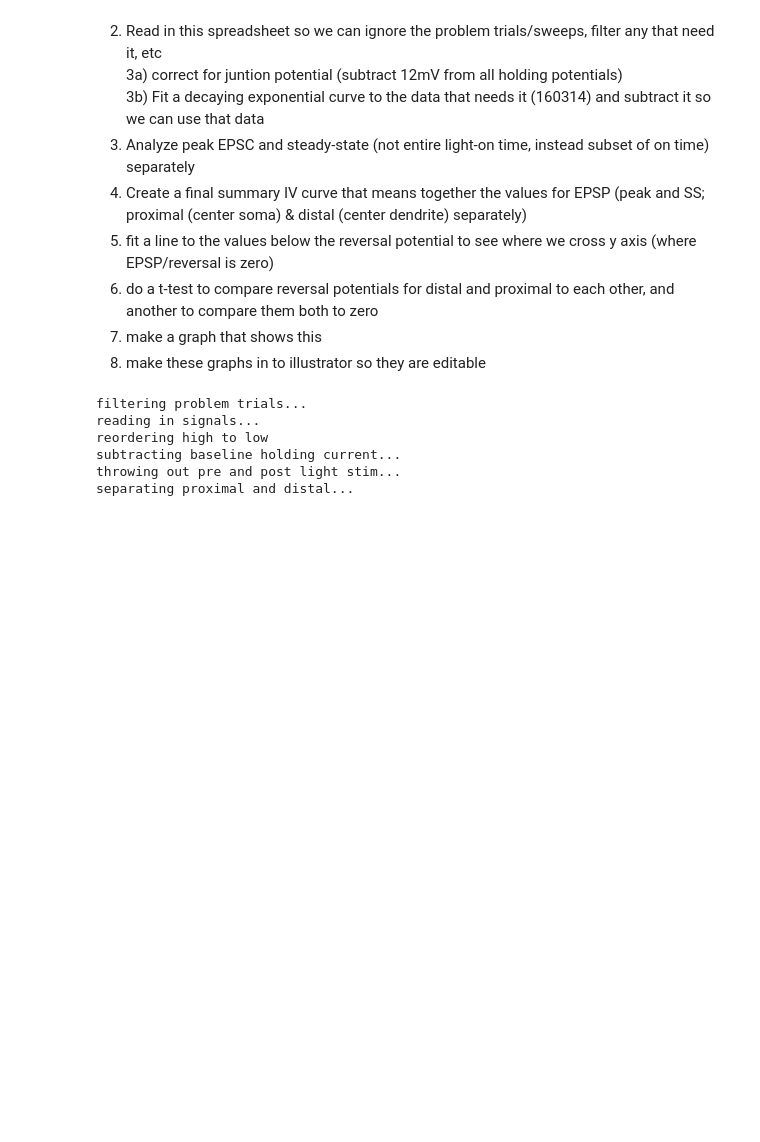
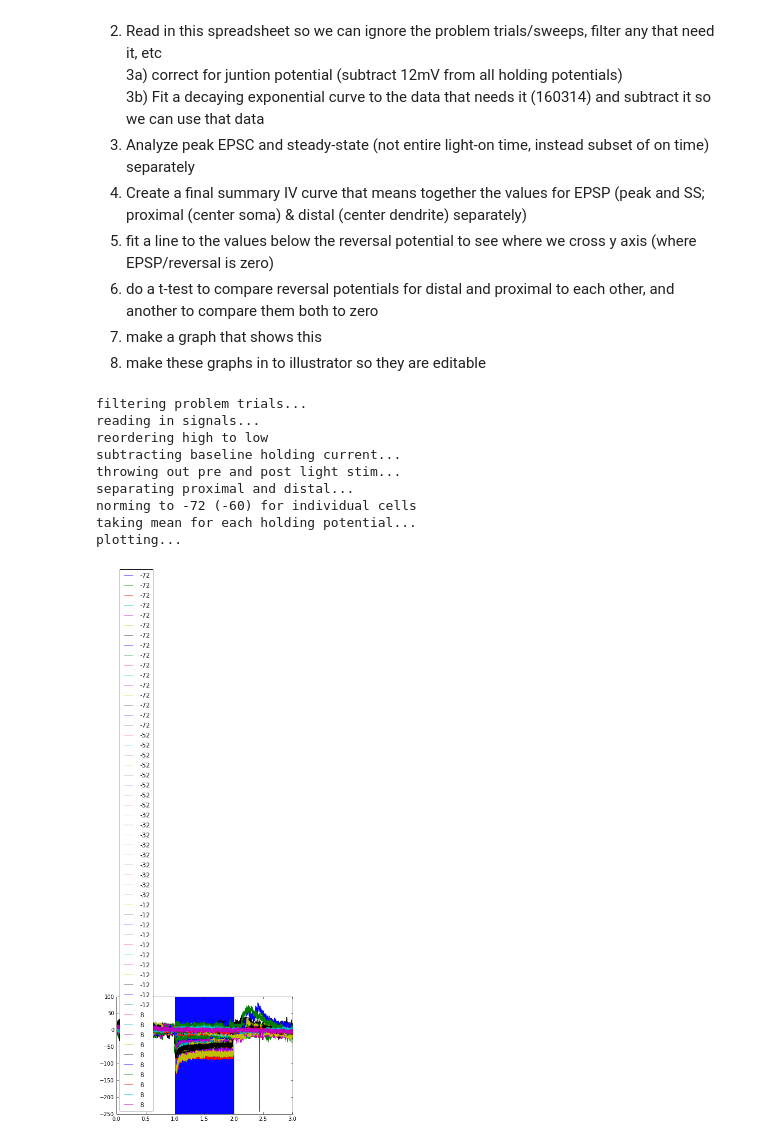
Before and after one commit to vdutell/ephysanalysis, a Jupyter notebook: vclamp.ipynb, the cells around one changed output. Saved outputs shown, nothing was run; the diff lists cells and outputs as text; code cells hidden in the pictures; blank space fills up the shorter version.

```diff
--- a/vclamp.ipynb
+++ b/vclamp.ipynb
@@ -1692,7 +1737,7 @@ def meanhps(entries):
     #get unique list of holding potentials
     hps = [e[1] for e in entries]
     uhps = np.unique(hps)
-    print uhps
+    #print uhps
     uhps = sorted(uhps, reverse=True)
     msigs = []
     #exsig = entries[0]
@@ -1701,12 +1746,23 @@ def meanhps(entries):
         #pull out signals with this holding potential
         hpentries = [e for e in entries if e[1]==hp]
         hpsigs = [s[0] for s in hpentries]
-        #pull out a sample signal and replace it's values with the mean
-        oneentry = hpentries[0]
-        #print exsig
-        vs = [hsig[0] for hsig in hpsigs]
-        oneentry[0].value = np.mean(vs, axis=0)
-        oneentry[1] = str(hp) + ' (' + str(len(hpsigs)) + ')'
+        vs = [hsig for hsig in hpsigs]
+        oneentry = []
+        msig = neo.AnalogSignal(signal=np.mean(vs, axis=0),
+                                      units=hpsigs[0].units,
+                                      sampling_rate=hpsigs[0].sampling_rate)
+        #print msig
+        oneentry.append(msig)
+        oneentry.append(str(hp))
+        oneentry.append(hpentries[0][2])
+        oneentry.append(hpentries[0][3])
+        oneentry.append(hpentries[0][4])
+        oneentry.append(hpentries[0][5])
+        oneentry.append(hpentries[0][6])
+        oneentry.append(hpentries[0][7])
+        oneentry.append(str(len(hpsigs)))
+        oneentry.append('meaned')
+
         msigs.append(oneentry)
 
     #msigs = sorted(msigs,key=lambda l:int(l[1]), reverse=True)
@@ -1727,7 +1783,7 @@ sum = sum[sum['recording problems?'].isnull()]
 sum = sum[sum['Focus Soma/Dendrite layer'] == 'dendrite']
 
 #keep trials where no filtering is needed
-#sum = sum[sum['filtering needed'].isnull()]
+sum = sum[sum['filtering needed'].isnull()]
 
 print 'reading in signals...'
 sweeps = []
@@ -1770,33 +1826,43 @@ for i, entry in enumerate(sweeps):
 
 
 print 'throwing out pre and post light stim...'
 #throw away any part of signal more than 1 second before light onset, and 1 second after light off.
 #all will now be 3s long at most.
 for i, entry in enumerate(sweeps):
     #print i
     sweeps[i] = cuttime(entry)
 
 
 print 'separating proximal and distal...'
 #4th element is proximal/distal distinction - separate out the lists.
 prox = [s for s in sweeps if s[7] == 'proximal']
 dist = [s for s in sweeps if s[7] == 'distal']
 
+print 'norming to -72 (-60) for individual cells'
+proxnorm = normlow(prox)
+distnorm = normlow(dist)
 
 print 'taking mean for each holding potential...'
 #take mean over each holding potential
 #proximal
-prox = meanhps(prox)
+proxmean = meanhps(prox)
+#proxmeannorm = meanhps(proxnorm)
 #distal
-dist = meanhps(dist)
+distmean = meanhps(dist)
+#distmeannorm = meanhps(distnorm)
 
 print 'plotting...'
 plotsigs(sweeps)
-#plotsigs(dist)
+#plotsigs(proxmean)
+#plotsigs(distmean)
 # %% [output]
 filtering problem trials...
 reading in signals...
 reordering high to low
 subtracting baseline holding current...
 throwing out pre and post light stim...
 separating proximal and distal...
+norming to -72 (-60) for individual cells
+taking mean for each holding potential...
+plotting...
+[figure, added]
```
Also changed, not shown: parts of 19 cells of this notebook.
